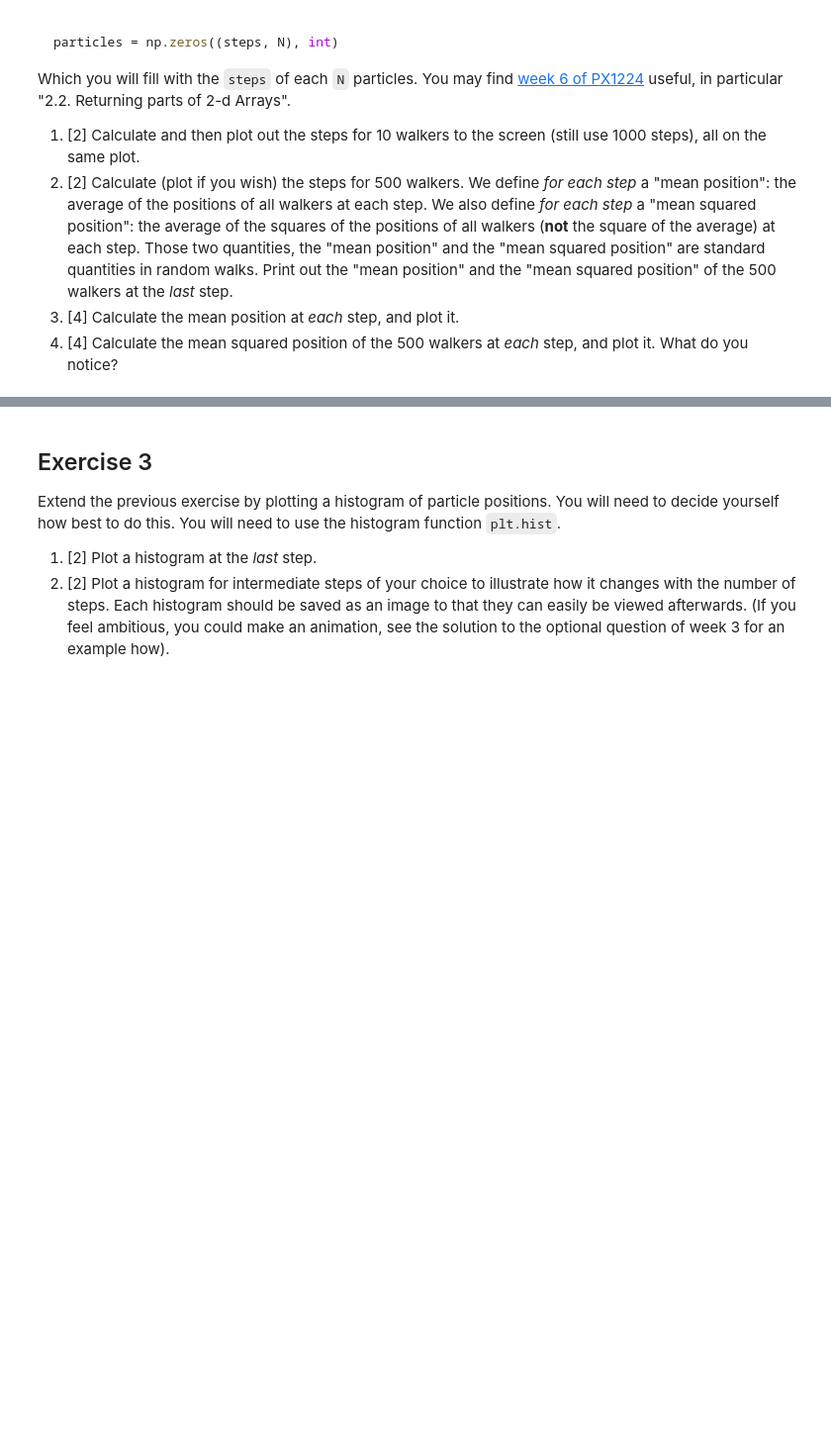
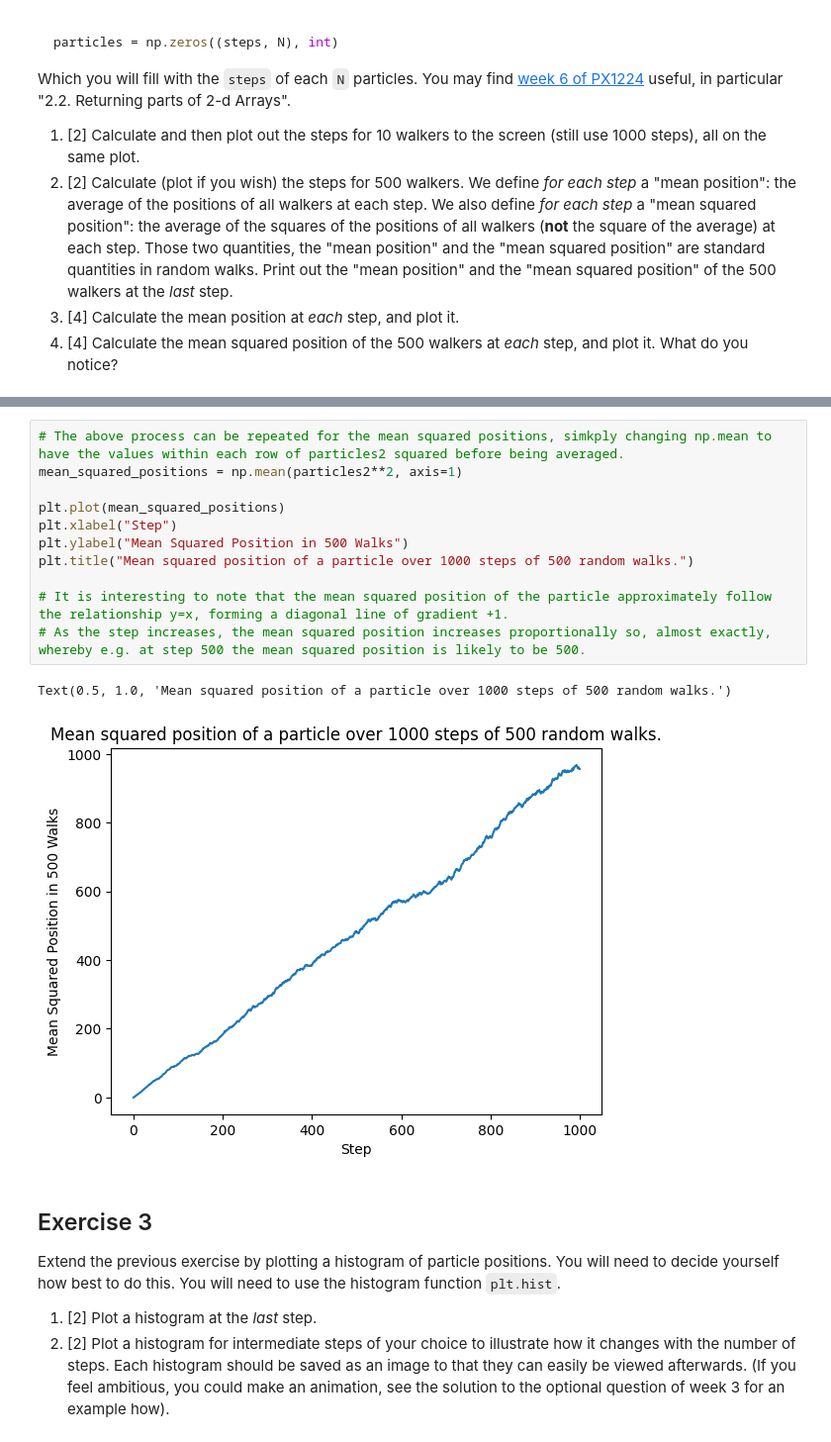
Before and after one commit to PX2145-2025/week-7-b-Barry-Owyn, a Jupyter notebook: Random_walk.ipynb, the cells around one changed output, grey strips where cells are left out. Shown at 99% size. Saved outputs shown, nothing was run; the diff lists cells and outputs as text; blank space fills up the shorter version.

```diff
--- a/Random_walk.ipynb
+++ b/Random_walk.ipynb
@@ -126,3 +186,17 @@ plot it. What do you notice?
+# %%
+# The above process can be repeated for the mean squared positions, simkply changing np.mean to have the values within each row of particles2 squared before being averaged.
+mean_squared_positions = np.mean(particles2**2, axis=1)
+
+plt.plot(mean_squared_positions)
+plt.xlabel("Step")
+plt.ylabel("Mean Squared Position in 500 Walks")
+plt.title("Mean squared position of a particle over 1000 steps of 500 random walks.")
+
+# It is interesting to note that the mean squared position of the particle approximately follow the relationship y=x, forming a diagonal line of gradient +1.
+# As the step increases, the mean squared position increases proportionally so, almost exactly, whereby e.g. at step 500 the mean squared position is likely to be 500.
+# %% [output]
+Text(0.5, 1.0, 'Mean squared position of a particle over 1000 steps of 500 random walks.')
+[figure, added]
 # %% [markdown]
 ## Exercise 3
 Extend the previous exercise by plotting a histogram of particle positions. You will need to decide yourself how best to do this. You will need to use the histogram function `plt.hist`.
```
Also changed, not shown: parts of 7 cells of this notebook.
